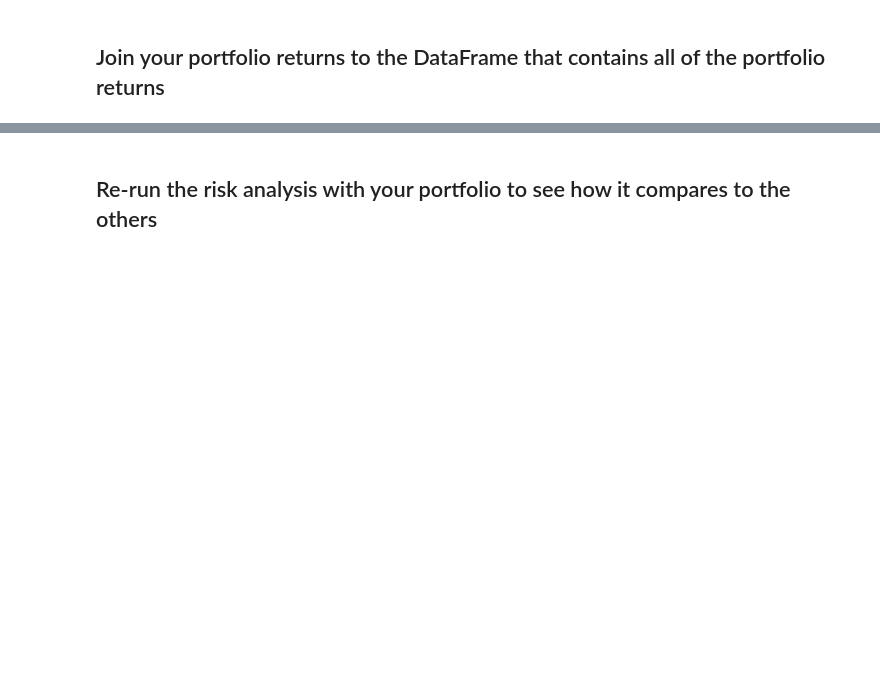
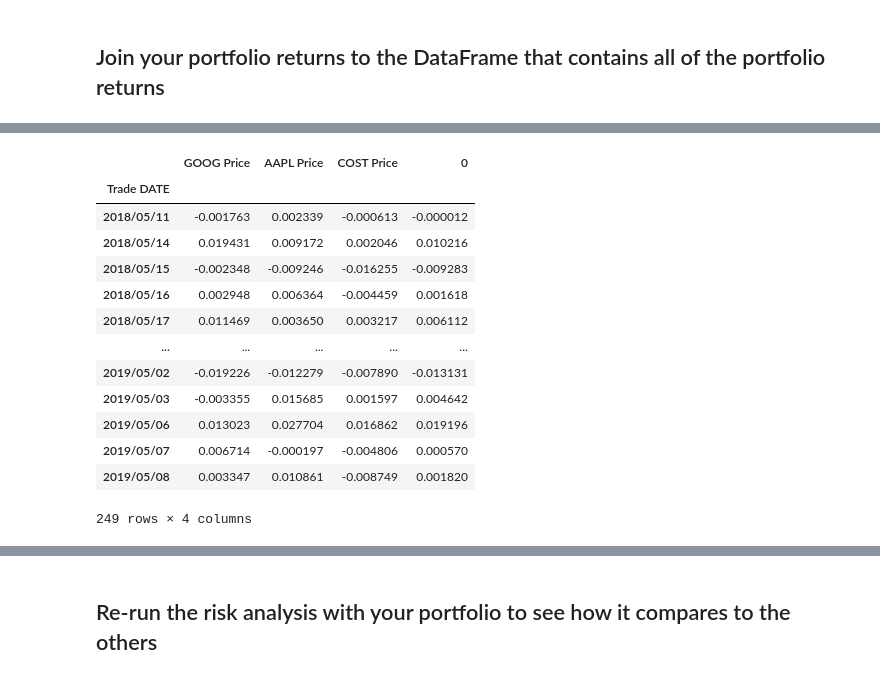
Before and after one commit to joebarry1252/Financial_Planning_UsingAPIs, a Jupyter notebook: Barry_whale_analysis_final.ipynb, the cells around one changed output, grey strips where cells are left out. Saved outputs shown, nothing was run; the diff lists cells and outputs as text; code cells hidden in the pictures; blank space fills up the shorter version.

```diff
--- a/Barry_whale_analysis_final.ipynb
+++ b/Barry_whale_analysis_final.ipynb
@@ -678,2 +870,19 @@ weights = [1/3, 1/3, 1/3]
 # %%
 # Only compare dates where return data exists for all the stocks (drop NaNs)
+combined_stock_returns = pd.concat([stock_returns, portfolio_returns], axis="columns", join="inner")
+combined_stock_returns
+# %% [output]
+|  | GOOG Price | AAPL Price | COST Price | 0 |
+| Trade DATE |  |  |  |  |
+| 2018/05/11 | -0.001763 | 0.002339 | -0.000613 | -0.000012 |
+| 2018/05/14 | 0.019431 | 0.009172 | 0.002046 | 0.010216 |
+| 2018/05/15 | -0.002348 | -0.009246 | -0.016255 | -0.009283 |
+| 2018/05/16 | 0.002948 | 0.006364 | -0.004459 | 0.001618 |
+| 2018/05/17 | 0.011469 | 0.003650 | 0.003217 | 0.006112 |
+| ... | ... | ... | ... | ... |
+| 2019/05/02 | -0.019226 | -0.012279 | -0.007890 | -0.013131 |
+| 2019/05/03 | -0.003355 | 0.015685 | 0.001597 | 0.004642 |
+| 2019/05/06 | 0.013023 | 0.027704 | 0.016862 | 0.019196 |
+| 2019/05/07 | 0.006714 | -0.000197 | -0.004806 | 0.000570 |
+| 2019/05/08 | 0.003347 | 0.010861 | -0.008749 | 0.001820 |
+249 rows × 4 columns
```
Also changed, not shown: parts of 22 cells of this notebook.
